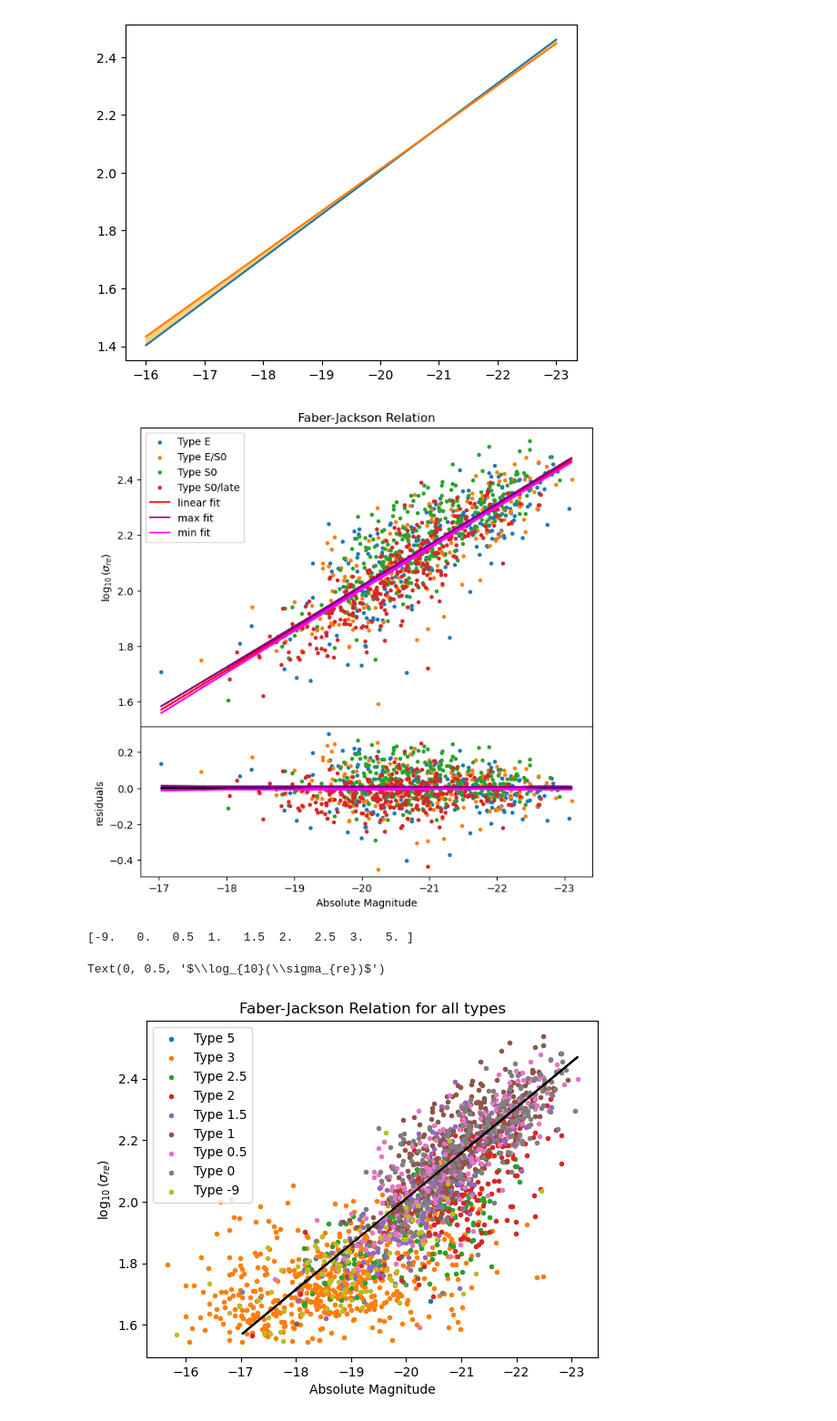
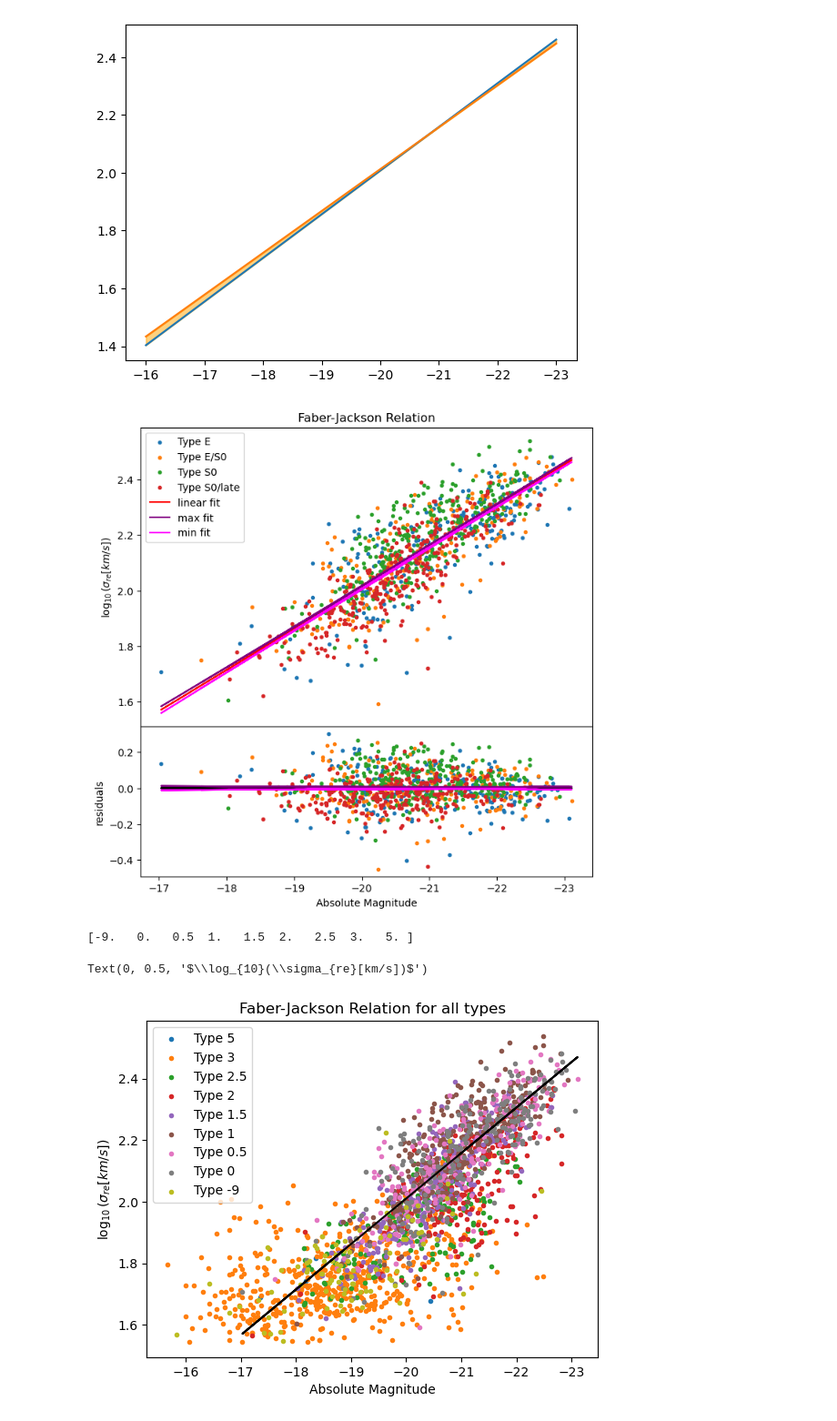
Before and after one commit to lina-pp/PHYS3116_Group3, a Jupyter notebook: FINAL PLOTS.ipynb, the cells around one changed output. Shown at 91% size. Drawn from its saved outputs; the diff is of its cells as text; code cells hidden in the pictures.

```diff
--- a/FINAL PLOTS.ipynb
+++ b/FINAL PLOTS.ipynb
@@ -151,7 +151,7 @@ ax1.plot(M, min_fit, color = "magenta", label = "min fit")
 ax1.legend(loc="best")
 ax1.set_title("Faber-Jackson Relation")
 ax2.set_xlabel(r"Absolute Magnitude")
-ax1.set_ylabel(r"$\log_{10}(\sigma_{re})$")
+ax1.set_ylabel(r"$\log_{10}(\sigma_{re}[km/s])$")
 
 # plotting the residuals for each early type
 ax2.scatter(M[E], res[E], label="Type E", marker = '.')
@@ -172,35 +172,35 @@ ax2.invert_xaxis()
 # making the graphs touch with no gaps between
 plt.subplots_adjust(hspace=0)
 # %% [output]
-[figure, old version]
+[figure, new version]
 # %%
 skiprow, catid, type, sigma_re, m_r = np.loadtxt('cleaned_data_mr_all.txt', unpack=True) #importing the entire data set
 
 sigma = np.log10(sigma_re) # taking the log of each sigma value
 M1 = m_r   # m_r
 
 # plotting each type on the faber jackson relation
 plt.scatter(M1[type == 5], sigma[type == 5], label="Type 5", marker = '.')
 plt.scatter(M1[type == 3], sigma[type == 3], label="Type 3", marker = '.')
 plt.scatter(M1[type == 2.5], sigma[type == 2.5], label="Type 2.5", marker = '.')
 plt.scatter(M1[type == 2], sigma[type == 2], label="Type 2", marker = '.')
 plt.scatter(M1[type == 1.5], sigma[type == 1.5], label="Type 1.5", marker = '.')
 plt.scatter(M1[type == 1], sigma[type == 1], label="Type 1", marker = '.')
 plt.scatter(M1[type == 0.5], sigma[type == 0.5], label="Type 0.5", marker = '.')
 plt.scatter(M1[type == 0], sigma[type == 0], label="Type 0", marker = '.')
 plt.scatter(M1[type == -9], sigma[type == -9], label="Type -9", marker = '.')
 plt.plot(M, fit, color = "black")
 
 #checking all the types are accounted for
 print(np.unique(type))
 
 # labeling, ploting and inverting axis for plot
 plt.gca().invert_xaxis()
 plt.legend(loc="best")
 plt.title("Faber-Jackson Relation for all types")
 plt.xlabel(r"Absolute Magnitude")
-plt.ylabel(r"$\log_{10}(\sigma_{re})$")
+plt.ylabel(r"$\log_{10}(\sigma_{re}[km/s])$")
 # %% [output]
 [-9.   0.   0.5  1.   1.5  2.   2.5  3.   5. ]
-Text(0, 0.5, '$\\log_{10}(\\sigma_{re})$')
+Text(0, 0.5, '$\\log_{10}(\\sigma_{re}[km/s])$')
-[figure, old version]
+[figure, new version]
```
Also changed, not shown: parts of 3 cells of this notebook.
